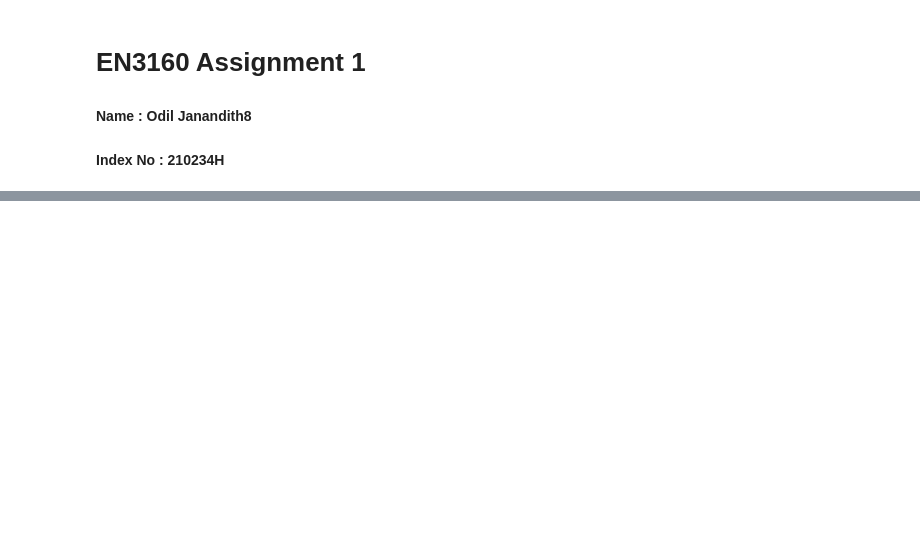
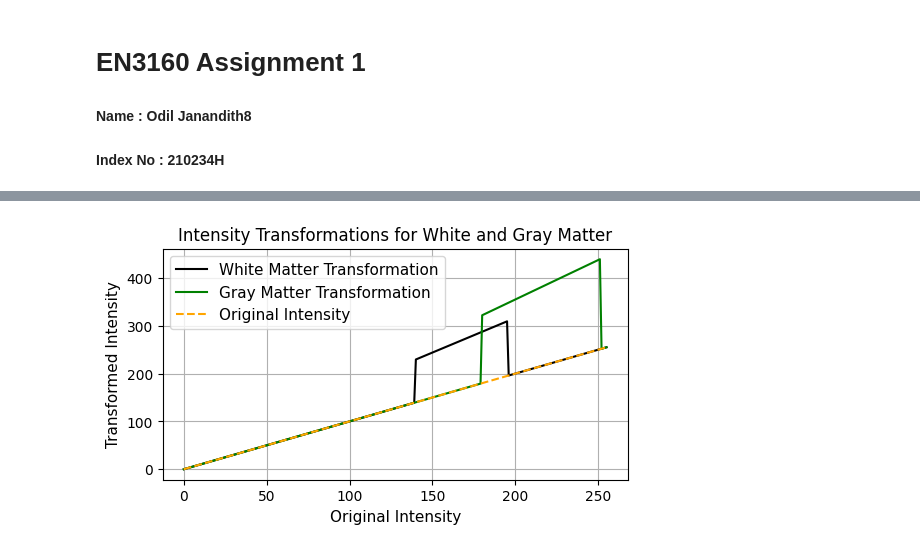
Before and after one commit to EvilOdil/Assignment1_210234H, a Jupyter notebook: code_210234H.ipynb, the cells around one changed output, grey strips where cells are left out. Drawn from its saved outputs; the diff is of its cells as text; code cells hidden in the pictures; blank space fills up the shorter version.

```diff
--- a/code_210234H.ipynb
+++ b/code_210234H.ipynb
@@ -56,0 +118,36 @@ plt.show()
+# %%
+import numpy as np
+import matplotlib.pyplot as plt
+
+# Intensity range (0-255)
+x_vals = np.arange(0, 256)
+
+# Apply transformation for Gray Matter
+gray_matter_transformed = np.array([1.65 * x + 25 if 180 <= x <= 251 else x for x in x_vals])
+
+# Apply transformation for White Matter
+white_matter_transformed = np.array([1.45 * x + 26.5 if 140 <= x <= 195 else x for x in x_vals])
+
+# Create the plot
+plt.figure(figsize=(6, 3))
+
+# Plot White Matter Transformation
+plt.plot(x_vals, white_matter_transformed, label='White Matter Transformation', color='black')
+
+# Plot Gray Matter Transformation
+plt.plot(x_vals, gray_matter_transformed, label='Gray Matter Transformation', color='green')
+
+# Plot Identity line (Original Intensity)
+plt.plot(x_vals, x_vals, label='Original Intensity', linestyle='--', color='orange')
+
+# Add labels, title, and legend
+plt.title('Intensity Transformations for White and Gray Matter', fontsize=12)
+plt.xlabel('Original Intensity', fontsize=11)
+plt.ylabel('Transformed Intensity', fontsize=11)
+plt.legend(loc='upper left', fontsize=11)
+plt.grid(True)
+
+# Display the plot
+plt.show()
+# %% [output]
+[figure, added]
```
Also changed, not shown: parts of 7 cells of this notebook.
